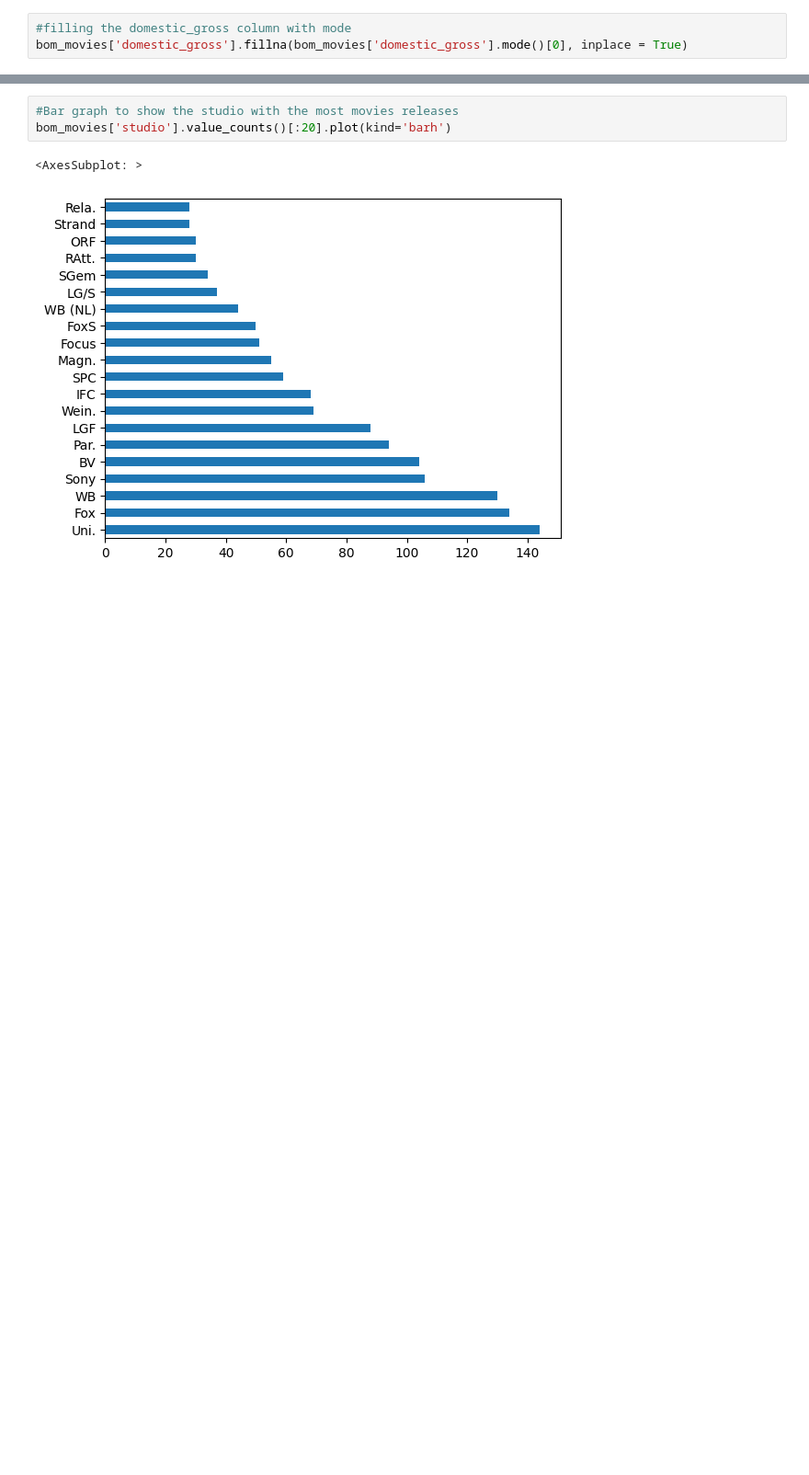
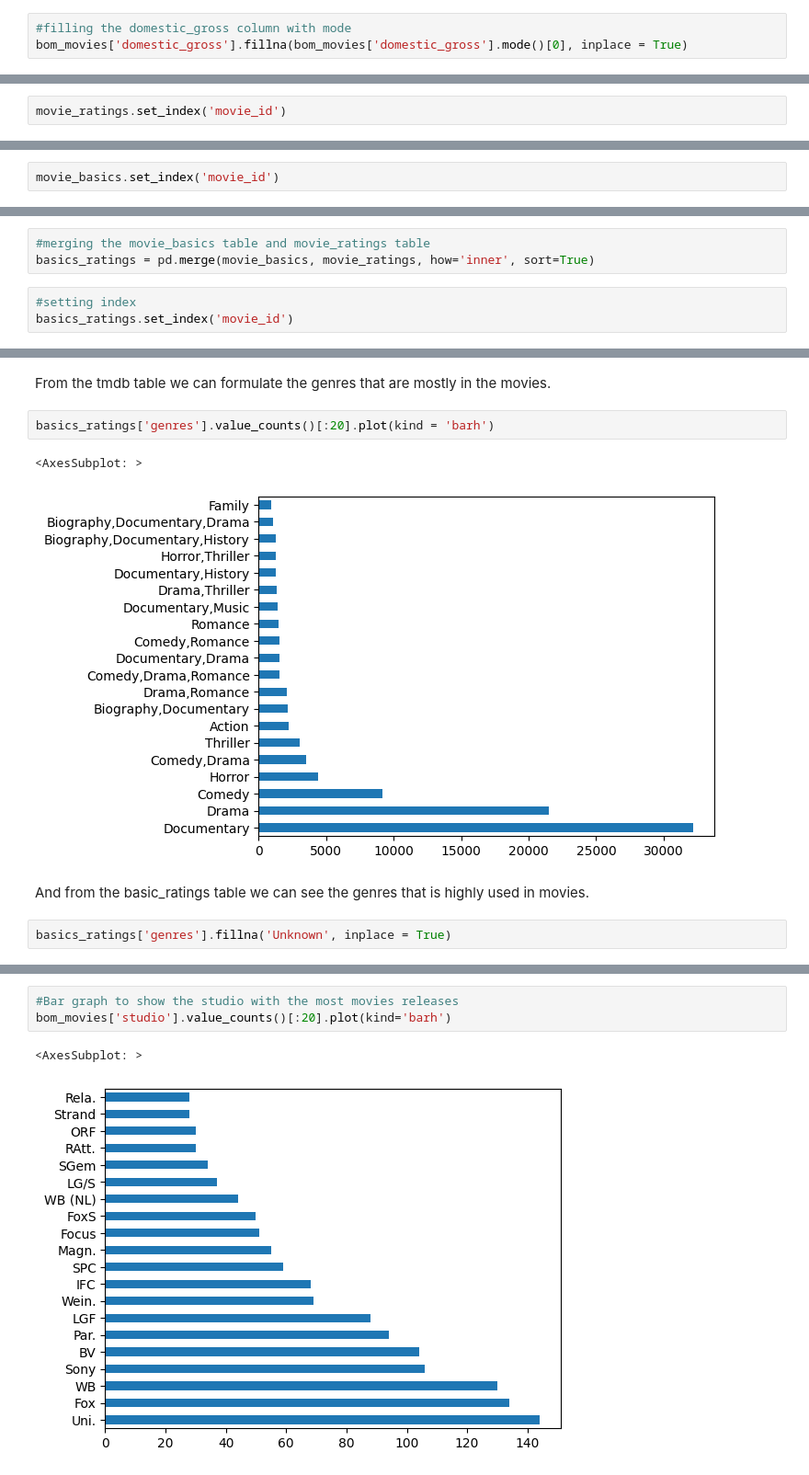
Before and after one commit to FlavianMiano/dsc-phase-1-project-v2-4, a Jupyter notebook: student.ipynb, the cells around one changed output, grey strips where cells are left out. Shown at 92% size. Saved outputs shown, nothing was run; the diff lists cells and outputs as text; blank space fills up the shorter version.

```diff
--- a/student.ipynb
+++ b/student.ipynb
@@ -137,0 +462,2 @@ Name: studio, Length: 175, dtype: int64
+# %%
+movie_ratings.set_index('movie_id')
@@ -137,0 +479,2 @@ Name: studio, Length: 175, dtype: int64
+# %%
+movie_basics.set_index('movie_id')
@@ -137,0 +498,6 @@ Name: studio, Length: 175, dtype: int64
+# %%
+#merging the movie_basics table and movie_ratings table
+basics_ratings = pd.merge(movie_basics, movie_ratings, how='inner', sort=True)
+# %%
+#setting index
+basics_ratings.set_index('movie_id')
@@ -137,0 +572,11 @@ Name: studio, Length: 175, dtype: int64
+# %% [markdown]
+From the tmdb table we can formulate the genres that are mostly in the movies.
+# %%
+basics_ratings['genres'].value_counts()[:20].plot(kind = 'barh')
+# %% [output]
+<AxesSubplot: >
+[figure, added]
+# %% [markdown]
+And from the basic_ratings table we can see the genres that is highly used in movies.
+# %%
+basics_ratings['genres'].fillna('Unknown', inplace = True)
```
Also changed, not shown: parts of 61 cells of this notebook.
